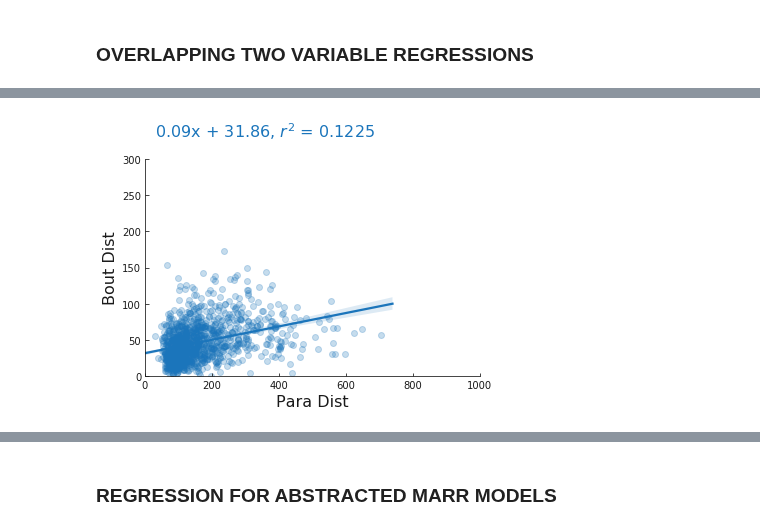
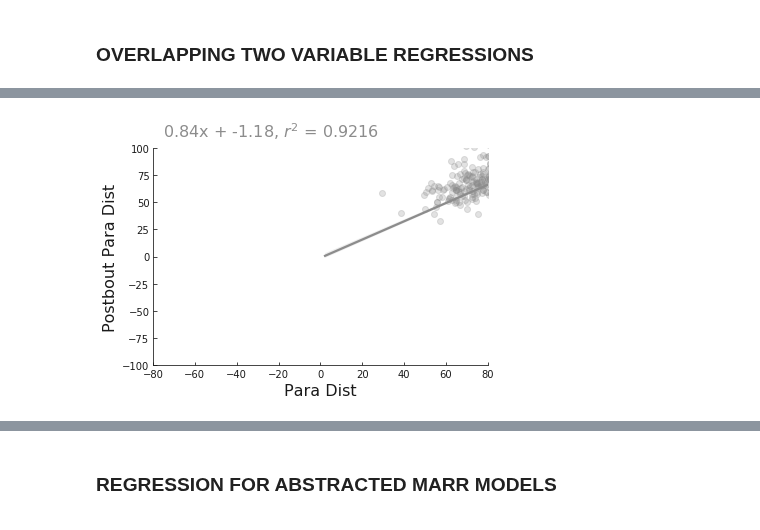
Before and after one commit to elifesciences-publications/PreycapMaster, a Jupyter notebook: BDB_Plot.ipynb, the cells around one changed output, grey strips where cells are left out. Drawn from its saved outputs; the diff is of its cells as text; code cells hidden in the pictures.

Commit message:
Wrote distance velocity figure queries

```diff
--- a/BDB_Plot.ipynb
+++ b/BDB_Plot.ipynb
@@ -560,20 +731,20 @@ Ttest_indResult(statistic=0.7737252825455373, pvalue=0.43967724308726863)
 # %%
-labels = ("Para Dist", "Bout Dist")
+labels = ("Para Dist", "Postbout Para Dist")
 query_exp = '"' + labels[0] + '","' + labels[1] + '"'
 az_blue = np.array([27/255.0, 117/255.0, 187/255.0])
 #colors = [np.array(cp[0]) * .7, np.array(cp[0]) * 1.4]
 #colors = [cp[0], cp[2]]
 #colors = [cp[7], cp[6]]
 #colors = [cp[6], cp[6]]
-colors = [.7* az_blue, az_blue]
-#colors = [cp[5], cp[5]]
+#colors = [.7* az_blue, az_blue]
+colors = [.7*np.array(cp[7]), cp[7]]
 
 #lims = [[np.nan, np.nan], [np.nan, np.nan]]
 #lims = [[-60, 60], [-200, 200]]
 #lims = [[-200, 200], [-200, 200]]
 #lims = [[-100, 100], [-200, 200]]
-#lims = [[-80, 80], [-100, 100]]
-lims = [[0, 1000], [0, 300]]
+lims = [[-80, 80], [-100, 100]]
+
 
 # USE THESE FOR ALT
 
@@ -623,16 +794,67 @@ lims = [[0, 1000], [0, 300]]
 
 rp = bdsim_raw.two_variable_regression(
         query_exp,
-        '"Bout Number" > 0 AND "Para Dist Velocity" > 0 AND "Strike Or Abort" < 3',
+        '"Bout Number" > 0 AND "Para Dist" BETWEEN 0 AND 576 AND "Strike Or Abort" < 3',
         colors[1], labels, lims)
 
-rp2 = bdsim_raw.two_variable_regression(
-        query_exp,
-        '"Bout Number" > 0 AND "Para Dist Velocity" < 0 AND "Strike Or Abort" < 3',
-        colors[1], labels, lims)
+# rp2 = bdsim_raw.two_variable_regression(
+#         query_exp,
+#         '"Bout Number" > 0 AND "Para Dist" BETWEEN 0 AND 576 AND "Para Dist Velocity" < 0 AND "Strike Or Abort" < 3',
+#         colors[1], labels, lims)
 
-rp3 = bdsim_raw.two_variable_regression(
-        query_exp,
-        '"Bout Number" > 0 AND "Strike Or Abort" < 3',
-        colors[1], labels, lims)
+# rp = bdsim_raw.two_variable_regression(
+#         query_exp,
+#         '"Bout Number" == 0 AND "Para Az Velocity" > 0 AND "Strike Or Abort" < 3',
+#         colors[1], labels, lims, 1)
+
+# rp2 = bdsim_raw.two_variable_regression(
+#         query_exp,
+#         '"Bout Number" == 0 AND "Para Az Velocity" < 0 AND "Strike Or Abort" < 3',
+#         colors[1], labels, lims, 1)
+
+
+# rp = bdsim_raw.two_variable_regression(
+#         query_exp,
+#         '"Bout Number" > 0 AND (("Para Az Velocity" > 0 AND "Para Az" > 0) OR ("Para Az Velocity" < 0 AND "Para Az" < 0)) AND "Strike Or Abort" < 3',
+#         colors[0], labels, lims, 1)
+
+# rp2 = bdsim_raw.two_variable_regression(
+#         query_exp,
+#         '"Bout Number" > 0 AND (("Para Az Velocity" < 0 AND "Para Az" > 0) OR ("Para Az Velocity" > 0 AND "Para Az" < 0)) AND "Strike Or Abort" < 3',
+#         colors[1], labels, lims, 1)
+
+
+# rp = bdsim_raw.two_variable_regression(
+#     query_exp,
+#     '"Bout Number" > 0 AND "Rev Bout Number" >= -4 AND "Rev Bout Number" < 0 AND "Strike Or Abort" == 3',
+#     colors[0], labels, lims, 1)
+
+# rp2 = bdsim_raw.two_variable_regression(
+#     query_exp,
+#     '"Bout Number" > 0 AND "Rev Bout Number" < -4 AND "Rev Bout Number" < 0 AND "Strike Or Abort" == 3',
+#     colors[1], labels, lims, 1)
+
+
+
+
+# rp2 = bdsim_raw.two_variable_regression(
+#     query_exp,
+#     '"Bout Number" > 0 AND "Rev Bout Number" >= -3 AND "Rev Bout Number" < 0 AND "Strike Or Abort" == 3',
+#     colors[1], labels, lims, 1)
+
+
+
+
+#rp2 = bdsim_raw.two_variable_regression(query_exp,'"Bout Number" > 0 AND "Rev Bout Number" < -4 AND "Strike Or Abort" == 3', colors[1], labels)
+
+
+
+#rp = bdsim_raw.two_variable_regression(query_exp, '"Para Alt" > 0 AND "Bout Number" > 0 AND "Strike Or Abort" < 3 AND "Para Alt Velocity" > 0', colors[0], labels)
+#rp2 = bdsim_raw.two_variable_regression(query_exp, '"Para Alt" > 0 AND "Bout Number" > 0 AND "Strike Or Abort" < 3 AND "Para Alt Velocity" < 0', colors[1], labels)
+#rp = bdsim_raw.two_variable_regression(query_exp, '"Para Alt" < 0 AND "Bout Number" > 0 AND "Strike Or Abort" < 3 AND "Para Alt Velocity" > 0', colors[0], labels)
+#rp2 = bdsim_raw.two_variable_regression(query_exp, '"Para Alt" < 0 AND "Bout Number" > 0 AND "Strike Or Abort" < 3 AND "Para Alt Velocity" < 0', colors[1], labels)
+rp[0].savefig('regplot.pdf')
+rp2[0].savefig('regplot2.pdf')
+mrp = make_regression_plots(rp[1],rp[2], rp2[1], rp2[2], labels, colors, lims)
+mrp.savefig('mrp.pdf')
 # %% [output]
@@ -656 +878 @@ Unexplained Variance  622.296827554
-[figure, old version]
+[figure, new version]
```
Also changed, not shown: parts of 7 cells of this notebook, 4 other files.
